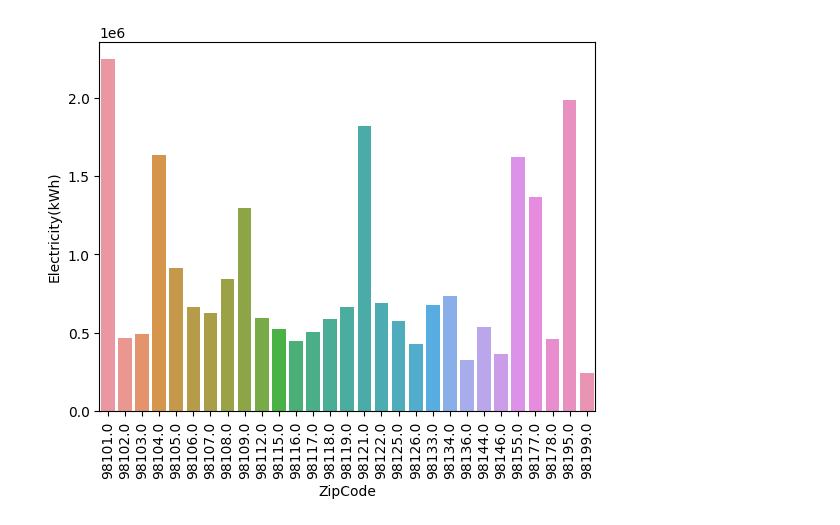
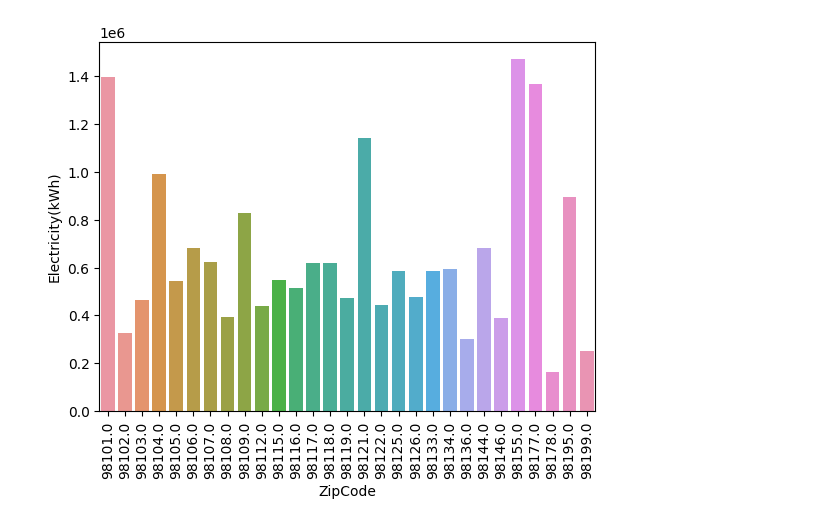
Before and after one commit to maxpline83/Projet4AEnergy, a Jupyter notebook: projet4A.ipynb, the cells around one changed output. Cells and saved outputs as stored; diff of their text form; code cells hidden in the pictures.

```diff
--- a/projet4A.ipynb
+++ b/projet4A.ipynb
@@ -9,5 +34,5 @@ data = pd.read_csv('2021_Building_Energy_Benchmarking.csv')
 # %%
-data = data[['BuildingType','OSEBuildingID','YearBuilt','ZipCode','Electricity(kWh)','PropertyGFATotal']]
+data = data[['BuildingType','OSEBuildingID','YearBuilt','ZipCode','Electricity(kWh)','PropertyGFATotal','ENERGYSTARScore']]
 # %%
 data.describe()
 # %% [output]
@@ -82,0 +111,2 @@ sns.lineplot(x="PropertyGFATotal", y="Electricity(kWh)", data=data.groupby('Elec
+# %%
+data.drop(columns=['BuildingType'], inplace=True)
@@ -82,0 +125,10 @@ sns.lineplot(x="PropertyGFATotal", y="Electricity(kWh)", data=data.groupby('Elec
+# %%
+from sklearn.neighbors import LocalOutlierFactor
+
+estimator = LocalOutlierFactor(100)
+
+result = estimator.fit_predict(data)
+
+data_filtred = data.loc[result == 1]
+print(data_filtred.describe())
+px.scatter(data_frame = data_filtred["PropertyGFATotal"])
@@ -83,6 +161,6 @@ sns.lineplot(x="PropertyGFATotal", y="Electricity(kWh)", data=data.groupby('Elec
 # %%
-sns.barplot(data=data, x = 'ZipCode', y = 'Electricity(kWh)',errorbar=None)
+sns.barplot(data=data_filtred, x = 'ZipCode', y = 'Electricity(kWh)',errorbar=None)
 plt.xticks(rotation=90)
 plt.show()
 # %% [output]
-[figure, old version]
+[figure, new version]
```
Also changed, not shown: parts of 22 cells of this notebook.
